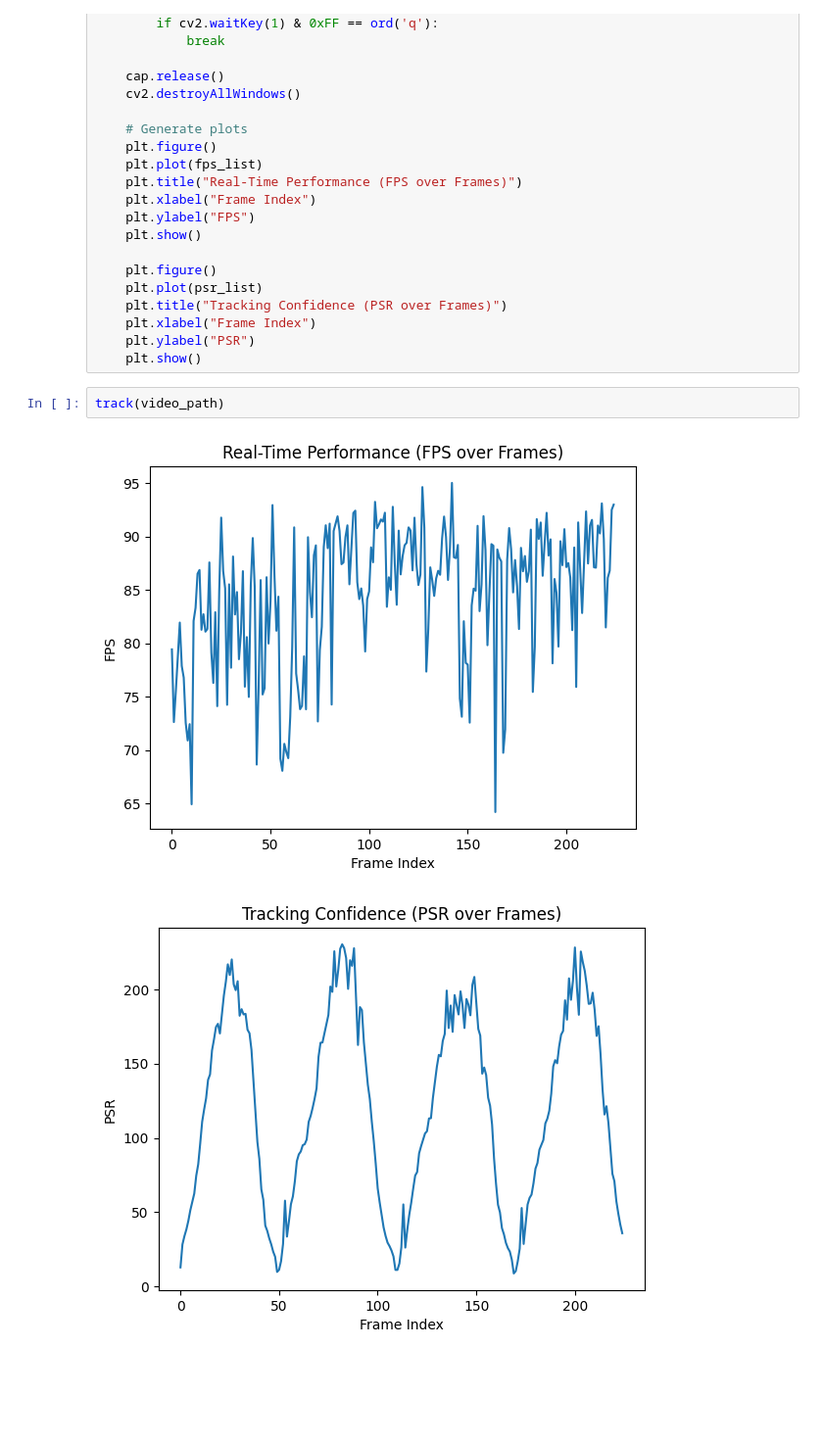
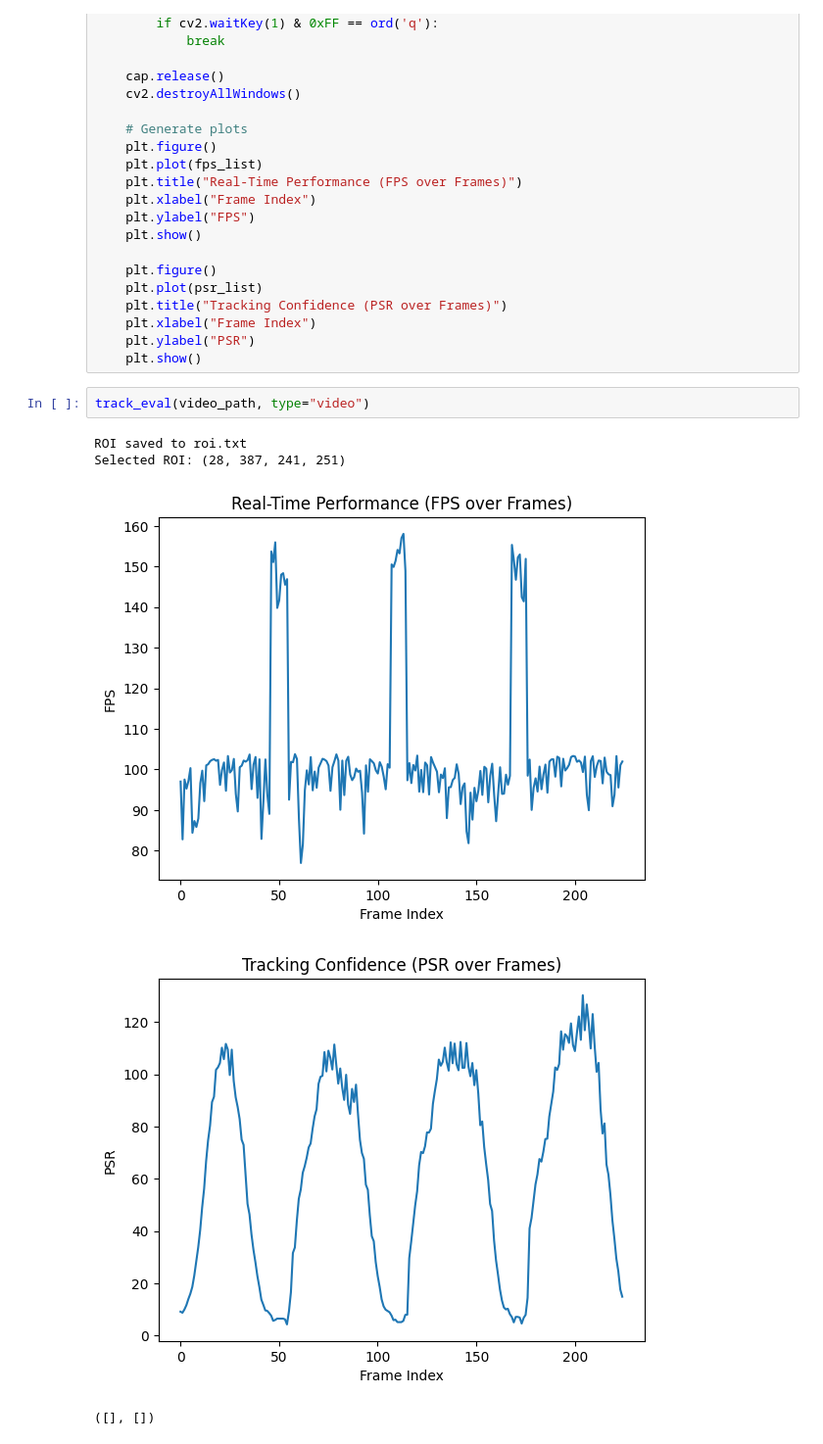
Before and after one commit to marzbana/MOSSE, a Jupyter notebook: project.ipynb, the cells around one changed output. Shown at 98% size. Cells and saved outputs as stored; diff of their text form; blank space fills up the shorter version.

```diff
--- a/project.ipynb
+++ b/project.ipynb
@@ -249,9 +249,12 @@ def track(path, type="video"):
     plt.xlabel("Frame Index")
     plt.ylabel("PSR")
     plt.show()
-# %%
-track(video_path)
-# %% [output]
-[figure, removed]
-[figure, removed]
+# %%
+track_eval(video_path, type="video")
+# %% [output]
+ROI saved to roi.txt
+Selected ROI: (28, 387, 241, 251)
+[figure, added]
+[figure, added]
+([], [])
 # %% [markdown]
```
Also changed, not shown: parts of 9 cells of this notebook, 1 other file.
